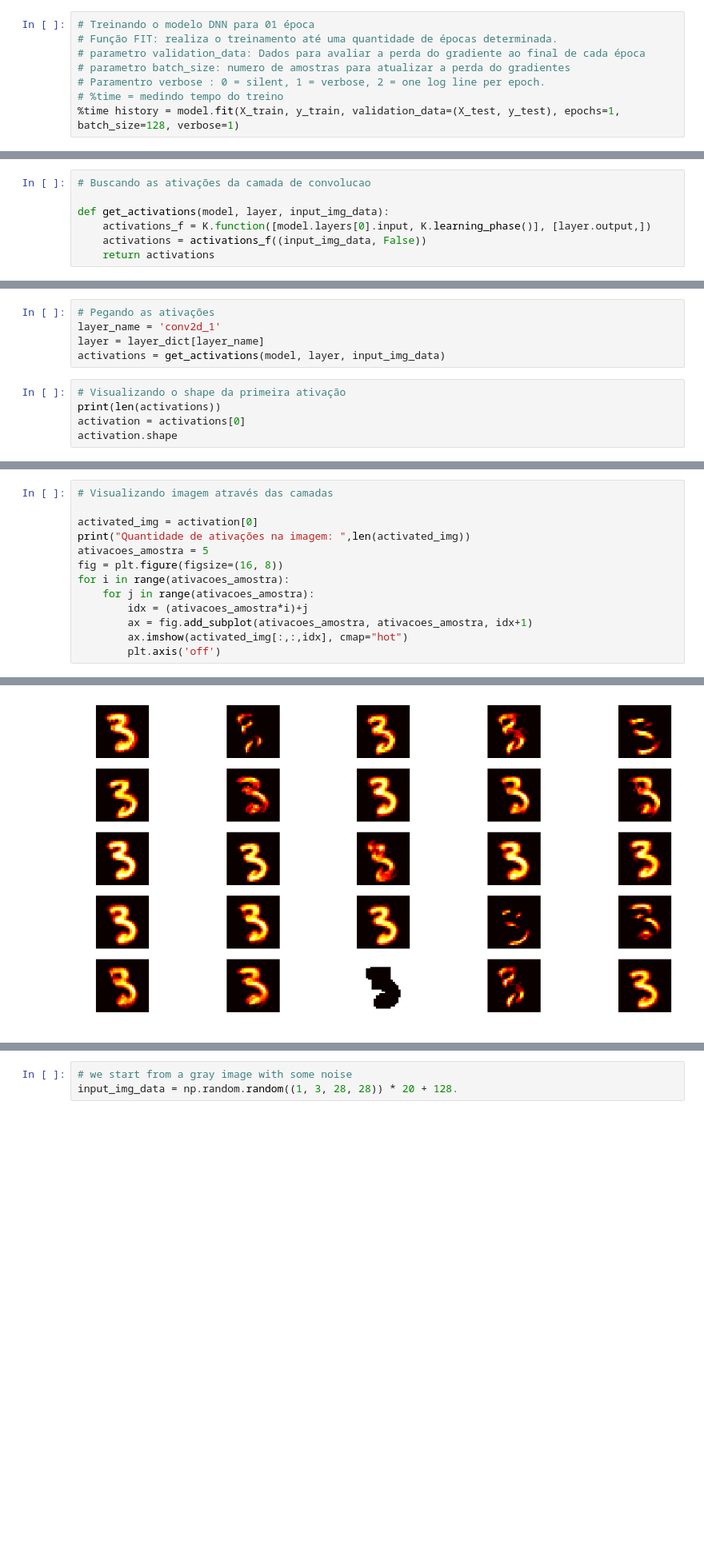
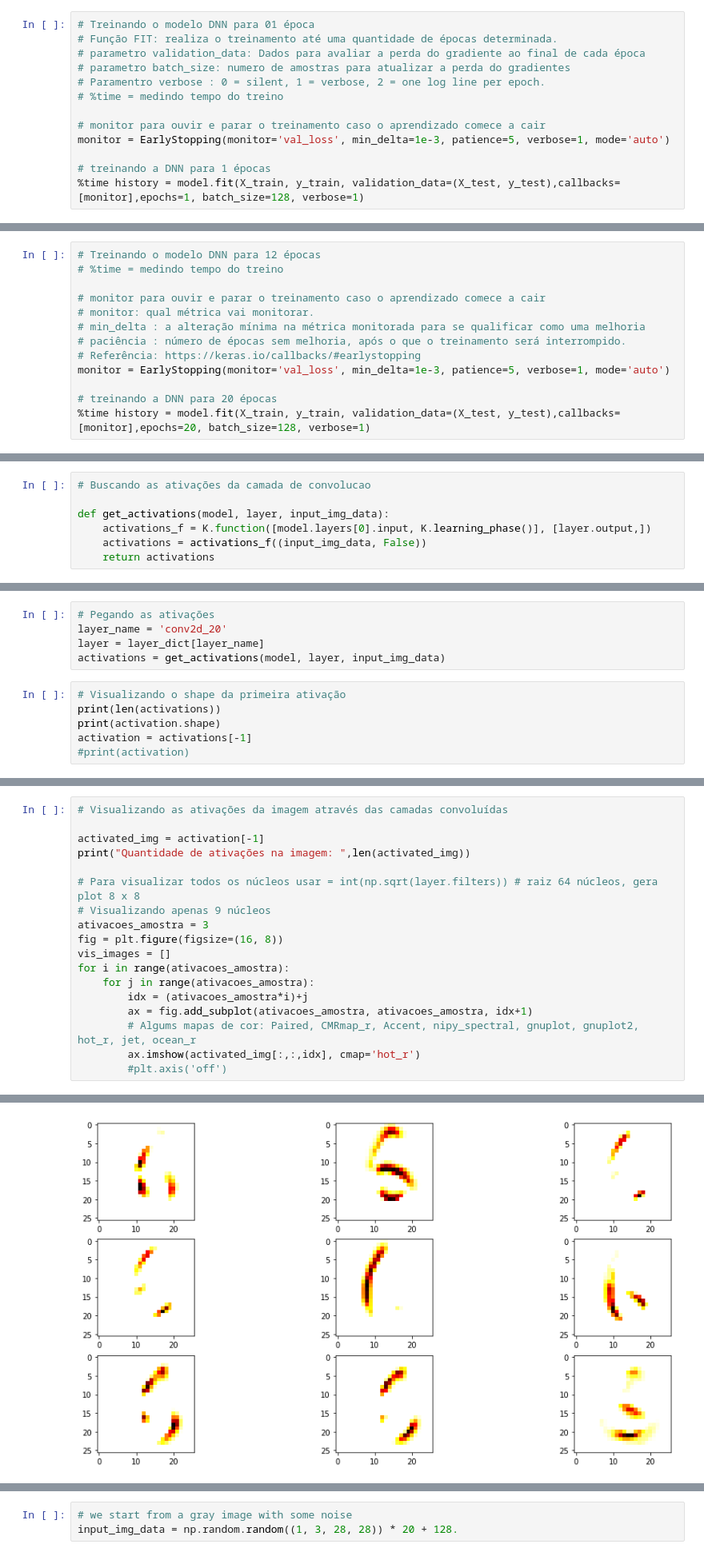
Before and after one commit to diogenesd/mnist, a Jupyter notebook: MNIST-ConvNet.ipynb, the cells around one changed output, grey strips where cells are left out. Shown at 80% size. Drawn from its saved outputs; the diff is of its cells as text; blank space fills up the shorter version.

```diff
--- a/MNIST-ConvNet.ipynb
+++ b/MNIST-ConvNet.ipynb
@@ -427,7 +428,12 @@ model.get_weights()
 # parametro batch_size: numero de amostras para atualizar a perda do gradientes
 # Paramentro verbose : 0 = silent, 1 = verbose, 2 = one log line per epoch.
 # %time = medindo tempo do treino
-%time history = model.fit(X_train, y_train, validation_data=(X_test, y_test), epochs=1, batch_size=128, verbose=1)
+
+# monitor para ouvir e parar o treinamento caso o aprendizado comece a cair
+monitor = EarlyStopping(monitor='val_loss', min_delta=1e-3, patience=5, verbose=1, mode='auto')
+
+# treinando a DNN para 1 épocas
+%time history = model.fit(X_train, y_train, validation_data=(X_test, y_test),callbacks=[monitor],epochs=1, batch_size=128, verbose=1)
 # %% [output]
 Train on 60000 samples, validate on 10000 samples
 Epoch 1/1
@@ -495,0 +489,13 @@ Wall time: 49min 21s
+# %%
+# Treinando o modelo DNN para 12 épocas
+# %time = medindo tempo do treino
+
+# monitor para ouvir e parar o treinamento caso o aprendizado comece a cair
+# monitor: qual métrica vai monitorar.
+# min_delta : a alteração mínima na métrica monitorada para se qualificar como uma melhoria
+# paciência : número de épocas sem melhoria, após o que o treinamento será interrompido.
+# Referência: https://keras.io/callbacks/#earlystopping
+monitor = EarlyStopping(monitor='val_loss', min_delta=1e-3, patience=5, verbose=1, mode='auto')
+
+# treinando a DNN para 20 épocas
+%time history = model.fit(X_train, y_train, validation_data=(X_test, y_test),callbacks=[monitor],epochs=20, batch_size=128, verbose=1)
@@ -704,12 +732,13 @@ print(input_img_data.shape)
 # %%
 # Pegando as ativações
-layer_name = 'conv2d_1'
+layer_name = 'conv2d_20'
 layer = layer_dict[layer_name]
 activations = get_activations(model, layer, input_img_data)
 # %%
 # Visualizando o shape da primeira ativação
 print(len(activations))
-activation = activations[0]
-activation.shape
+print(activation.shape)
+activation = activations[-1]
+#print(activation)
 # %% [output]
 1
@@ -722,14 +751,19 @@ Quantidade de finltros na camada:  32
 # %%
-# Visualizando imagem através das camadas
+# Visualizando as ativações da imagem através das camadas convoluídas
 
-activated_img = activation[0]
+activated_img = activation[-1]
 print("Quantidade de ativações na imagem: ",len(activated_img))
-ativacoes_amostra = 5
+
+# Para visualizar todos os núcleos usar = int(np.sqrt(layer.filters)) # raiz 64 núcleos, gera plot 8 x 8
+# Visualizando apenas 9 núcleos
+ativacoes_amostra = 3
 fig = plt.figure(figsize=(16, 8))
+vis_images = []
 for i in range(ativacoes_amostra):
     for j in range(ativacoes_amostra):
         idx = (ativacoes_amostra*i)+j
         ax = fig.add_subplot(ativacoes_amostra, ativacoes_amostra, idx+1)
-        ax.imshow(activated_img[:,:,idx], cmap="hot")
-        plt.axis('off')
+        # Algums mapas de cor: Paired, CMRmap_r, Accent, nipy_spectral, gnuplot, gnuplot2, hot_r, jet, ocean_r
+        ax.imshow(activated_img[:,:,idx], cmap='hot_r')
+        #plt.axis('off')
 # %% [output]
@@ -737 +771 @@ Quantidade de ativações na imagem:  28
-[figure, old version]
+[figure, new version]
```
Also changed, not shown: parts of 41 cells of this notebook.
